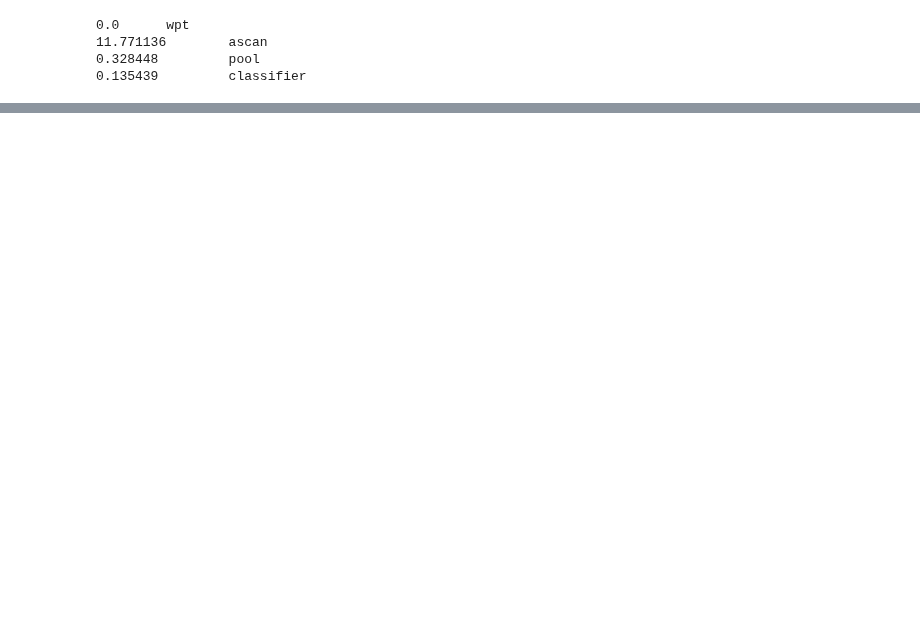
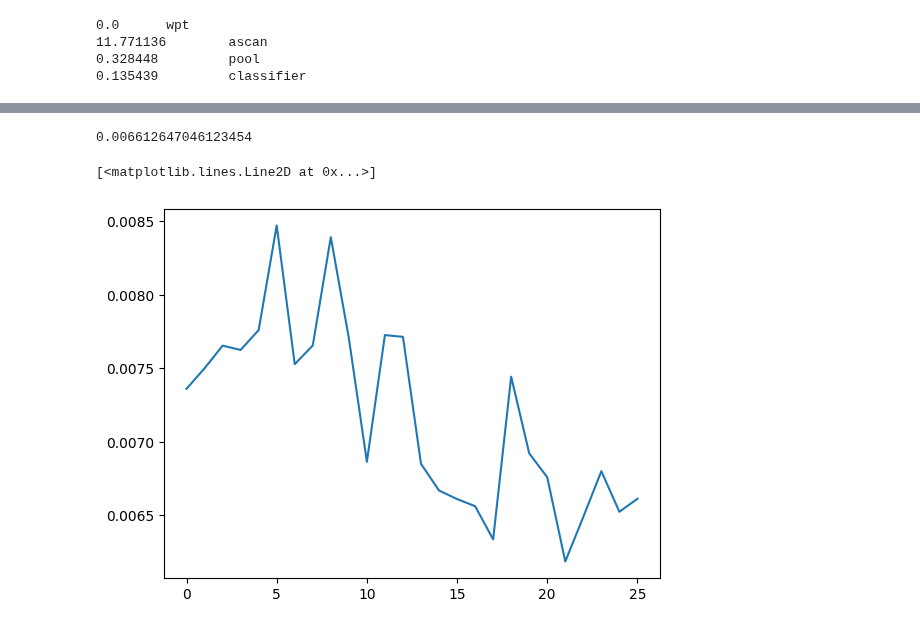
Before and after one commit to danjacobellis/tft, a Jupyter notebook: train/audioset.ipynb, the cells around one changed output, grey strips where cells are left out. Saved outputs shown, nothing was run; the diff lists cells and outputs as text; code cells hidden in the pictures; blank space fills up the shorter version.

```diff
--- a/train/audioset.ipynb
+++ b/train/audioset.ipynb
@@ -288,0 +275,13 @@ KeyboardInterrupt
+# %%
+import torch
+import numpy as np
+import matplotlib.pyplot as plt
+from datasets import load_dataset
+
+c = torch.load('log_cuda:1.pth',map_location='cpu',weights_only=False)
+print(c['mAP'][-1])
+plt.plot(c['mAP'])
+# %% [output]
+0.006612647046123454
+[<matplotlib.lines.Line2D at 0x...>]
+[figure, added]
```
Also changed, not shown: parts of 11 cells of this notebook.
